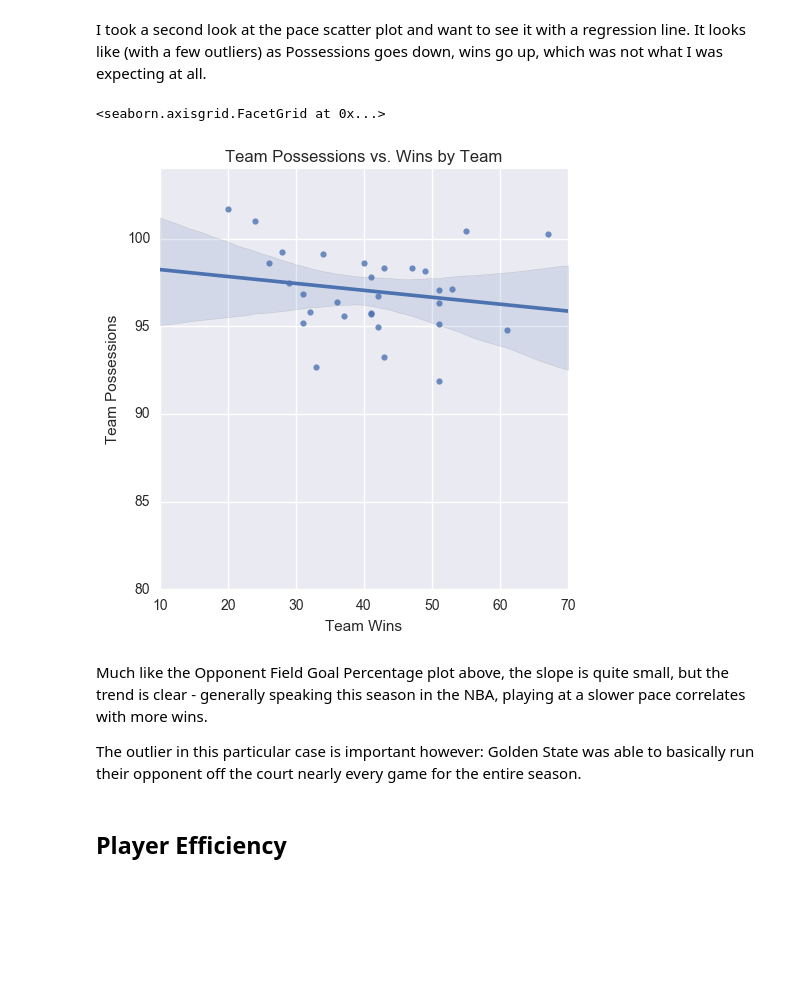
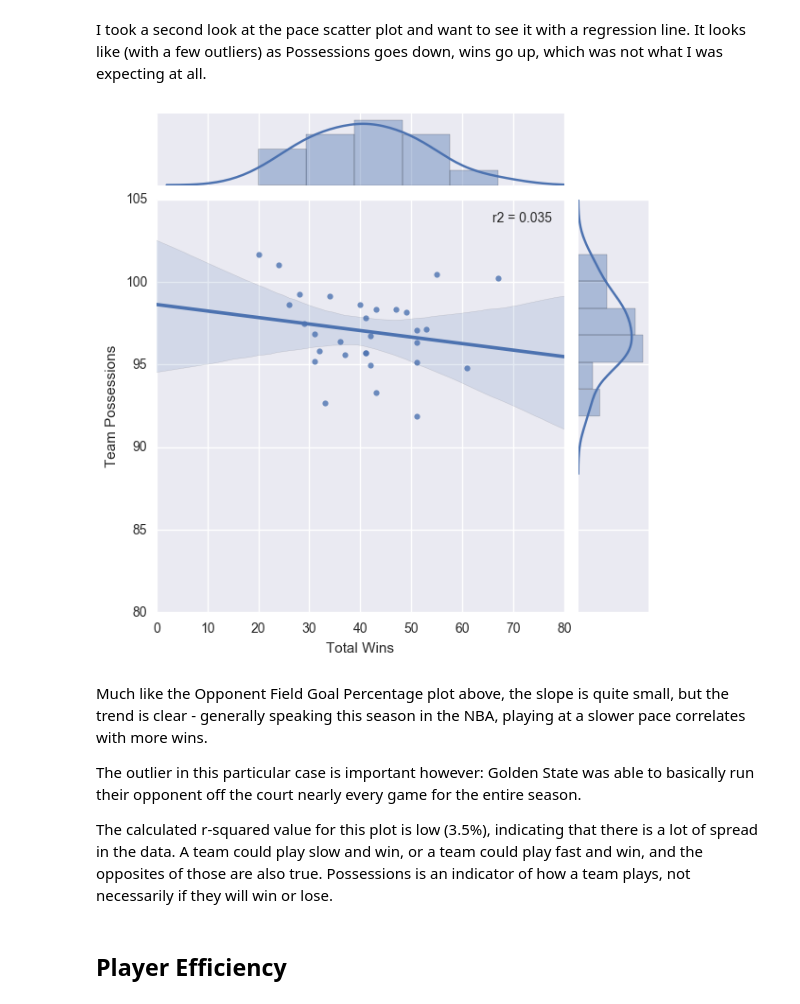
Before and after one commit to MPhillips55/Capstone_Project_1_2016-2017_NBA_Data, a Jupyter notebook: EDA/Capstone Project EDA - 2016-2017 NBA Data.ipynb, the cells around one changed output. Drawn from its saved outputs; the diff is of its cells as text; code cells hidden in the pictures; blank space fills up the shorter version.

Commit message:
added r-square and z-test

```diff
--- a/EDA/Capstone Project EDA - 2016-2017 NBA Data.ipynb
+++ b/EDA/Capstone Project EDA - 2016-2017 NBA Data.ipynb
@@ -105,0 +96,22 @@ ax.set(ylim=(0.0,0.5),
+# %%
+# scipy.stats pearsonr to find r squared
+def r2(x, y):
+    return stats.pearsonr(x, y)[0] ** 2
+
+# create scatter plot
+joint_ax = sns.jointplot('win_or_loss',
+              'opp_fgpct',
+              kind='reg',
+              data=fg_pct_df,
+              stat_func=r2)
+
+ax = joint_ax.ax_joint
+
+ax.set(xlabel='Total Wins',
+       ylabel="Opponent's Field Goal Percentage")
+
+plt.ylim(0,0.5)
+plt.xlim(0,80)
+
+import warnings
+warnings.filterwarnings("ignore", category=np.VisibleDeprecationWarning)
@@ -179,19 +313,30 @@ Image("zach.jpg")
 I took a second look at the pace scatter plot and want to see it with a regression line. It looks like (with a few outliers) as Possessions goes down, wins go up, which was not what I was expecting at all.
 # %%
 # create scatter plot
-ax = sns.lmplot('win_or_loss', 'POSS', data=team_poss)
+joint_ax = sns.jointplot('win_or_loss',
+              'POSS',
+              kind='reg',
+              data=team_poss,
+              stat_func=r2)
 
-ax.set(ylim=(80,104),
-       xlabel='Team Wins',
-       ylabel="Team Possessions",
-       title='Team Possessions vs. Wins by Team')
+ax = joint_ax.ax_joint
+
+ax.set(xlabel='Total Wins',
+       ylabel="Team Possessions")
+
+plt.ylim(80,105)
+plt.xlim(0,80)
+
+import warnings
+warnings.filterwarnings("ignore", category=np.VisibleDeprecationWarning)
 # %% [output]
-<seaborn.axisgrid.FacetGrid at 0x...>
-[figure, old version]
+[figure, new version]
 # %% [markdown]
 Much like the Opponent Field Goal Percentage plot above, the slope is quite small, but the trend is clear - generally speaking this season in the NBA, playing at a slower pace correlates with more wins.
 
 The outlier in this particular case is important however: Golden State was able to basically run their opponent off the court nearly every game for the entire season.
+
+The calculated r-squared value for this plot is low (3.5%), indicating that there is a lot of spread in the data. A team could play slow and win, or a team could play fast and win, and the opposites of those are also true. Possessions is an indicator of how a team plays, not necessarily if they will win or lose.
 # %% [markdown]
 ## Player Efficiency
 # %% [markdown]
```
Also changed, not shown: parts of 13 cells of this notebook.
